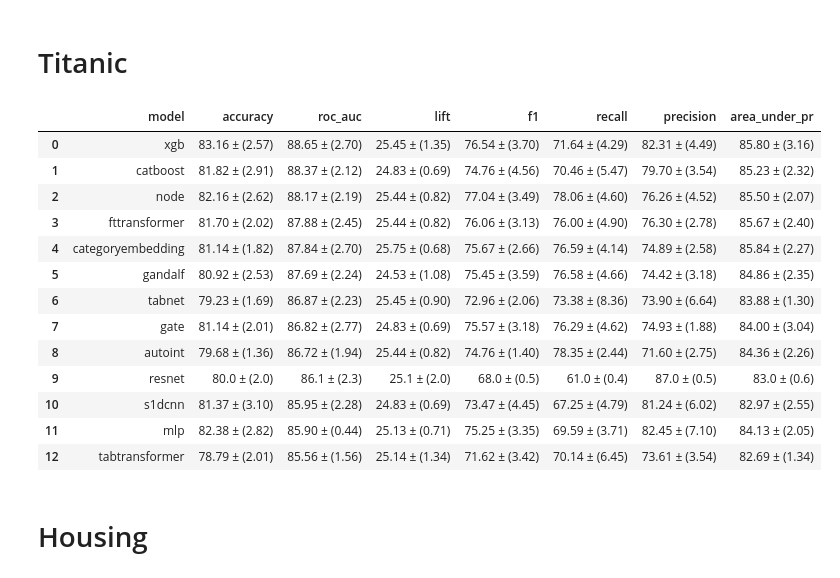
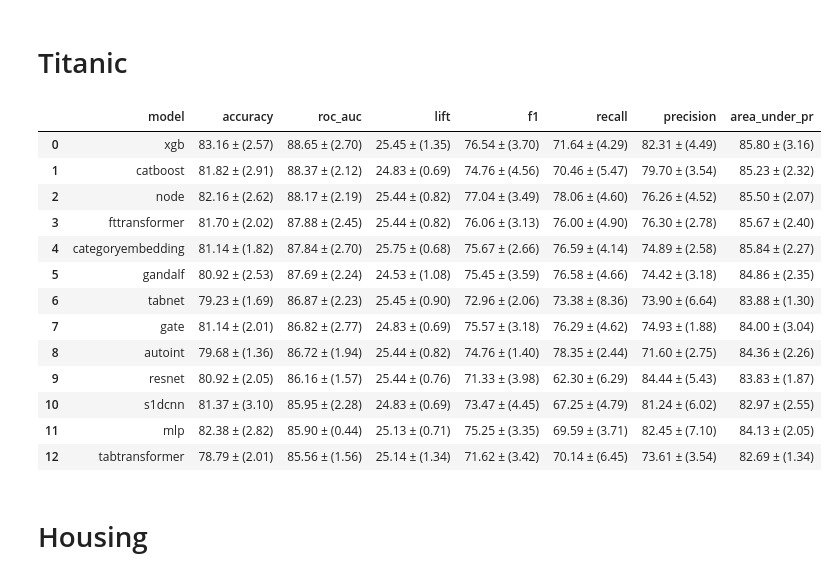
Before and after one commit to mdicio/AutoDeep, a Jupyter notebook: notebooks/ResultsExplorationBookFinal.ipynb, the cells around one changed output. Saved outputs shown, nothing was run; the diff lists cells and outputs as text; code cells hidden in the pictures.

```diff
--- a/notebooks/ResultsExplorationBookFinal.ipynb
+++ b/notebooks/ResultsExplorationBookFinal.ipynb
@@ -300,42 +300,35 @@ metric_cols = [
     "lift",
     "f1",
     "recall",
     "precision",
     "area_under_pr",
 ]
 dataset_name = "titanic"
 metric = "roc_auc"
 ascend = False
 
 df = make_results_table(
     best_df, dataset_name, display_cols, metric_cols, precision = 2, image_name=dataset_name, image_folder = folder, dpi=1200
 )
 
-# Create a list of dictionaries for new rows
-new_rows = [
-    {'model': 'resnet', 'accuracy': '80.0 ± (2.0)', 'roc_auc': '86.1 ± (2.3)', 'lift': '25.1 ± (2.0)',
-     'f1': '68.0 ± (0.5)', 'recall': '61.0 ± (0.4)', 'precision': '87.0 ± (0.5)', 'area_under_pr': '83.0 ± (0.6)'},
-    # Add more dictionaries for additional rows here
-]
-
 # Append the new row to the DataFrame
-df = pd.concat([df, pd.DataFrame(new_rows)], ignore_index=True).sort_values(metric, ascending=False).reset_index(drop = True)
+df = df.sort_values(metric, ascending=False).reset_index(drop = True)
 # Apply the styling function to the specified columns
 styled_df = df.style.apply(highlight_max_row, subset=metric_cols, axis=0)
 dfi.export(styled_df, f"./tables/{folder}/df_styled_{dataset_name}.png" , dpi=800)
 styled_df
 # %% [output]
 |  | model | accuracy | roc_auc | lift | f1 | recall | precision | area_under_pr |
 | 0 | xgb | 83.16 ± (2.57) | 88.65 ± (2.70) | 25.45 ± (1.35) | 76.54 ± (3.70) | 71.64 ± (4.29) | 82.31 ± (4.49) | 85.80 ± (3.16) |
 | 1 | catboost | 81.82 ± (2.91) | 88.37 ± (2.12) | 24.83 ± (0.69) | 74.76 ± (4.56) | 70.46 ± (5.47) | 79.70 ± (3.54) | 85.23 ± (2.32) |
 | 2 | node | 82.16 ± (2.62) | 88.17 ± (2.19) | 25.44 ± (0.82) | 77.04 ± (3.49) | 78.06 ± (4.60) | 76.26 ± (4.52) | 85.50 ± (2.07) |
 | 3 | fttransformer | 81.70 ± (2.02) | 87.88 ± (2.45) | 25.44 ± (0.82) | 76.06 ± (3.13) | 76.00 ± (4.90) | 76.30 ± (2.78) | 85.67 ± (2.40) |
 | 4 | categoryembedding | 81.14 ± (1.82) | 87.84 ± (2.70) | 25.75 ± (0.68) | 75.67 ± (2.66) | 76.59 ± (4.14) | 74.89 ± (2.58) | 85.84 ± (2.27) |
 | 5 | gandalf | 80.92 ± (2.53) | 87.69 ± (2.24) | 24.53 ± (1.08) | 75.45 ± (3.59) | 76.58 ± (4.66) | 74.42 ± (3.18) | 84.86 ± (2.35) |
 | 6 | tabnet | 79.23 ± (1.69) | 86.87 ± (2.23) | 25.45 ± (0.90) | 72.96 ± (2.06) | 73.38 ± (8.36) | 73.90 ± (6.64) | 83.88 ± (1.30) |
 | 7 | gate | 81.14 ± (2.01) | 86.82 ± (2.77) | 24.83 ± (0.69) | 75.57 ± (3.18) | 76.29 ± (4.62) | 74.93 ± (1.88) | 84.00 ± (3.04) |
 | 8 | autoint | 79.68 ± (1.36) | 86.72 ± (1.94) | 25.44 ± (0.82) | 74.76 ± (1.40) | 78.35 ± (2.44) | 71.60 ± (2.75) | 84.36 ± (2.26) |
-| 9 | resnet | 80.0 ± (2.0) | 86.1 ± (2.3) | 25.1 ± (2.0) | 68.0 ± (0.5) | 61.0 ± (0.4) | 87.0 ± (0.5) | 83.0 ± (0.6) |
+| 9 | resnet | 80.92 ± (2.05) | 86.16 ± (1.57) | 25.44 ± (0.76) | 71.33 ± (3.98) | 62.30 ± (6.29) | 84.44 ± (5.43) | 83.83 ± (1.87) |
 | 10 | s1dcnn | 81.37 ± (3.10) | 85.95 ± (2.28) | 24.83 ± (0.69) | 73.47 ± (4.45) | 67.25 ± (4.79) | 81.24 ± (6.02) | 82.97 ± (2.55) |
 | 11 | mlp | 82.38 ± (2.82) | 85.90 ± (0.44) | 25.13 ± (0.71) | 75.25 ± (3.35) | 69.59 ± (3.71) | 82.45 ± (7.10) | 84.13 ± (2.05) |
 | 12 | tabtransformer | 78.79 ± (2.01) | 85.56 ± (1.56) | 25.14 ± (1.34) | 71.62 ± (3.42) | 70.14 ± (6.45) | 73.61 ± (3.54) | 82.69 ± (1.34) |
```
Also changed, not shown: parts of 8 cells of this notebook, 26 other files.
